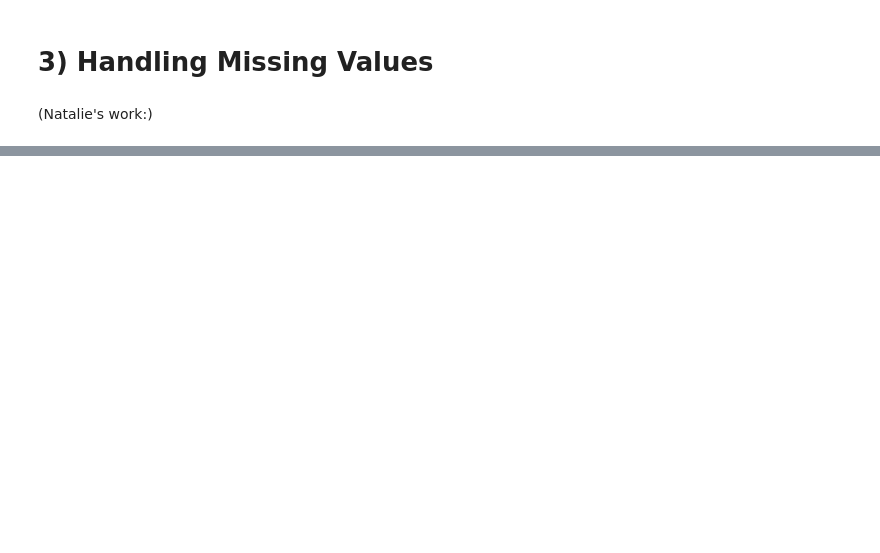
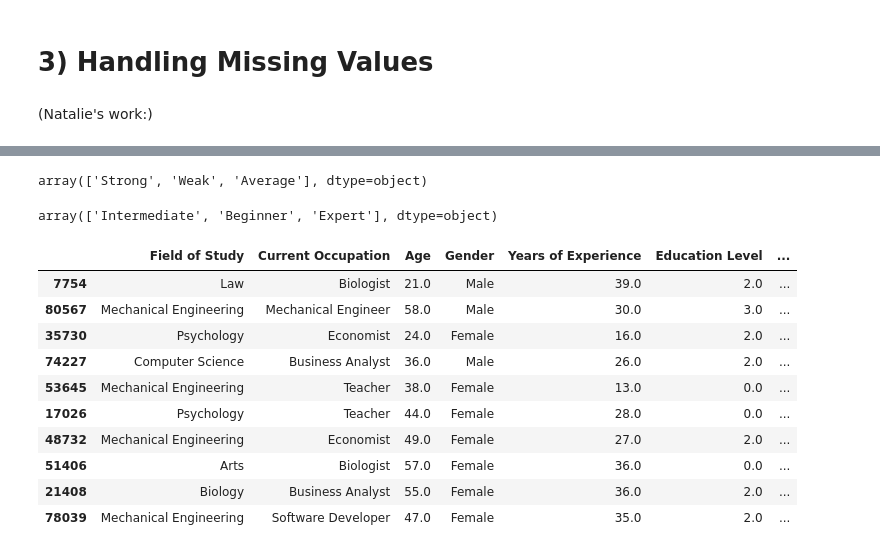
Before and after one commit to Natalie-Bojorquez/CIS3920Group4, a Jupyter notebook: CIS3920_Group4.ipynb, the cells around one changed output, grey strips where cells are left out. Saved outputs shown, nothing was run; the diff lists cells and outputs as text; code cells hidden in the pictures; blank space fills up the shorter version.

Commit message:
Natalie completed ordinal encoding, finished handled null, and outliers TBD, added in notes about Visual tools

```diff
--- a/CIS3920_Group4.ipynb
+++ b/CIS3920_Group4.ipynb
@@ -347,0 +451,9 @@ df['Work-Life Balance'] = imp_most_freq.fit_transform(df[['Work-Life Balance']])
+# %%
+# Arrange values according to relative value
+CATEGORIES = [['Poor', 'Moderate', 'Excellent']]
+
+# Initialize the OrdinalEncoder
+oe = OrdinalEncoder(categories=CATEGORIES)
+
+# Generate encodings
+df['Job Security Level'] = oe.fit_transform(df[['Job Security Level']])
@@ -347,0 +464,49 @@ df['Work-Life Balance'] = imp_most_freq.fit_transform(df[['Work-Life Balance']])
+# %%
+# Arrange values according to relative value
+CATEGORIES = [['Low', 'Moderate', 'High']]
+
+# Initialize the OrdinalEncoder
+oe = OrdinalEncoder(categories=CATEGORIES)
+
+# Generate encodings
+df['Skills Gap'] = oe.fit_transform(df[['Skills Gap']])
+# %%
+df['Professional Network Strength'].unique()
+# %% [output]
+array(['Strong', 'Weak', 'Average'], dtype=object)
+# %%
+# Arrange values according to relative value
+CATEGORIES = [['Weak', 'Average', 'Strong']]
+
+# Initialize the OrdinalEncoder
+oe = OrdinalEncoder(categories=CATEGORIES)
+
+# Generate encodings
+df['Professional Network Strength'] = oe.fit_transform(df[['Professional Network Strength']])
+# %%
+df['Technical Proficiency Level'].unique()
+# %% [output]
+array(['Intermediate', 'Beginner', 'Expert'], dtype=object)
+# %%
+# Arrange values according to relative value
+CATEGORIES = [['Beginner', 'Intermediate', 'Expert']]
+
+# Initialize the OrdinalEncoder
+oe = OrdinalEncoder(categories=CATEGORIES)
+
+# Generate encodings
+df['Technical Proficiency Level'] = oe.fit_transform(df[['Technical Proficiency Level']])
+# %%
+df.sample(10)
+# %% [output]
+|  | Field of Study | Current Occupation | Age | Gender | Years of Experience | Education Level | ... |
+| 7754 | Law | Biologist | 21.0 | Male | 39.0 | 2.0 | ... |
+| 80567 | Mechanical Engineering | Mechanical Engineer | 58.0 | Male | 30.0 | 3.0 | ... |
+| 35730 | Psychology | Economist | 24.0 | Female | 16.0 | 2.0 | ... |
+| 74227 | Computer Science | Business Analyst | 36.0 | Male | 26.0 | 2.0 | ... |
+| 53645 | Mechanical Engineering | Teacher | 38.0 | Female | 13.0 | 0.0 | ... |
+| 17026 | Psychology | Teacher | 44.0 | Female | 28.0 | 0.0 | ... |
+| 48732 | Mechanical Engineering | Economist | 49.0 | Female | 27.0 | 2.0 | ... |
+| 51406 | Arts | Biologist | 57.0 | Female | 36.0 | 0.0 | ... |
+| 21408 | Biology | Business Analyst | 55.0 | Female | 36.0 | 2.0 | ... |
+| 78039 | Mechanical Engineering | Software Developer | 47.0 | Female | 35.0 | 2.0 | ... |
```
Also changed, not shown: parts of 25 cells of this notebook.
